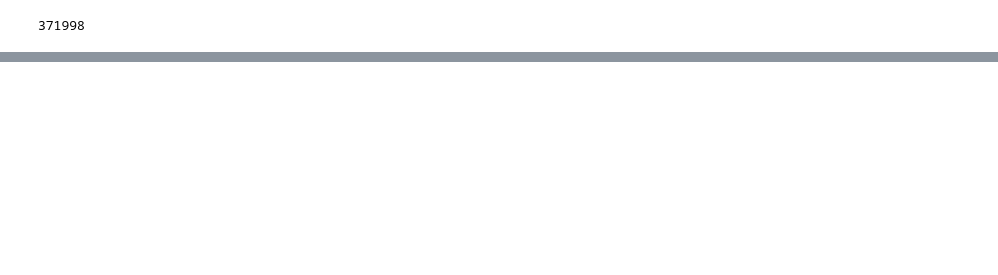
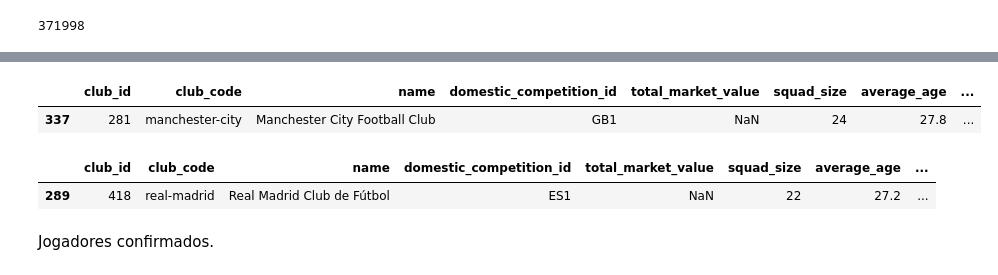
Before and after one commit to felipsants/trabalho-final-org_dados, a Jupyter notebook: EDA.ipynb, the cells around one changed output, grey strips where cells are left out. Drawn from its saved outputs; the diff is of its cells as text; code cells hidden in the pictures; blank space fills up the shorter version.

```diff
--- a/EDA.ipynb
+++ b/EDA.ipynb
@@ -42,0 +67,2 @@ print(id_vinicius)
+# %%
+players_df_rodri = players_df[players_df['player_id'] == 357565]
@@ -42,0 +77,15 @@ print(id_vinicius)
+# %%
+clube_df_rodri = clubs_df[clubs_df['club_id'] == players_df_rodri['current_club_id'].values[0]]
+clube_df_vini = clubs_df[clubs_df['club_id'] == players_df_vini['current_club_id'].values[0]]
+# %%
+clube_df_rodri.head()
+# %% [output]
+|  | club_id | club_code | name | domestic_competition_id | total_market_value | squad_size | average_age | ... |
+| 337 | 281 | manchester-city | Manchester City Football Club | GB1 | NaN | 24 | 27.8 | ... |
+# %%
+clube_df_vini.head()
+# %% [output]
+|  | club_id | club_code | name | domestic_competition_id | total_market_value | squad_size | average_age | ... |
+| 289 | 418 | real-madrid | Real Madrid Club de Fútbol | ES1 | NaN | 22 | 27.2 | ... |
+# %% [markdown]
+Jogadores confirmados.
```
Also changed, not shown: parts of 8 cells of this notebook.
